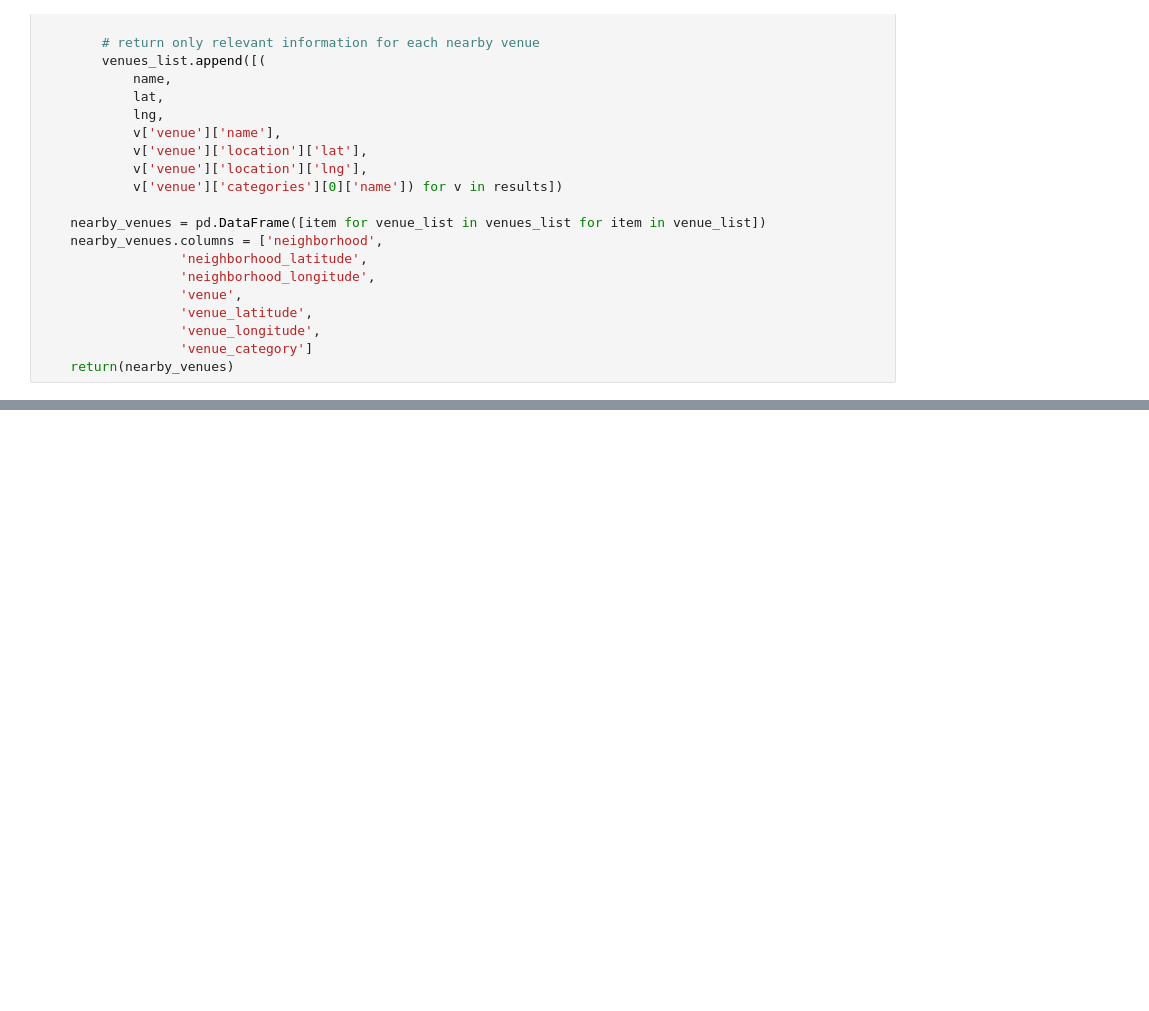
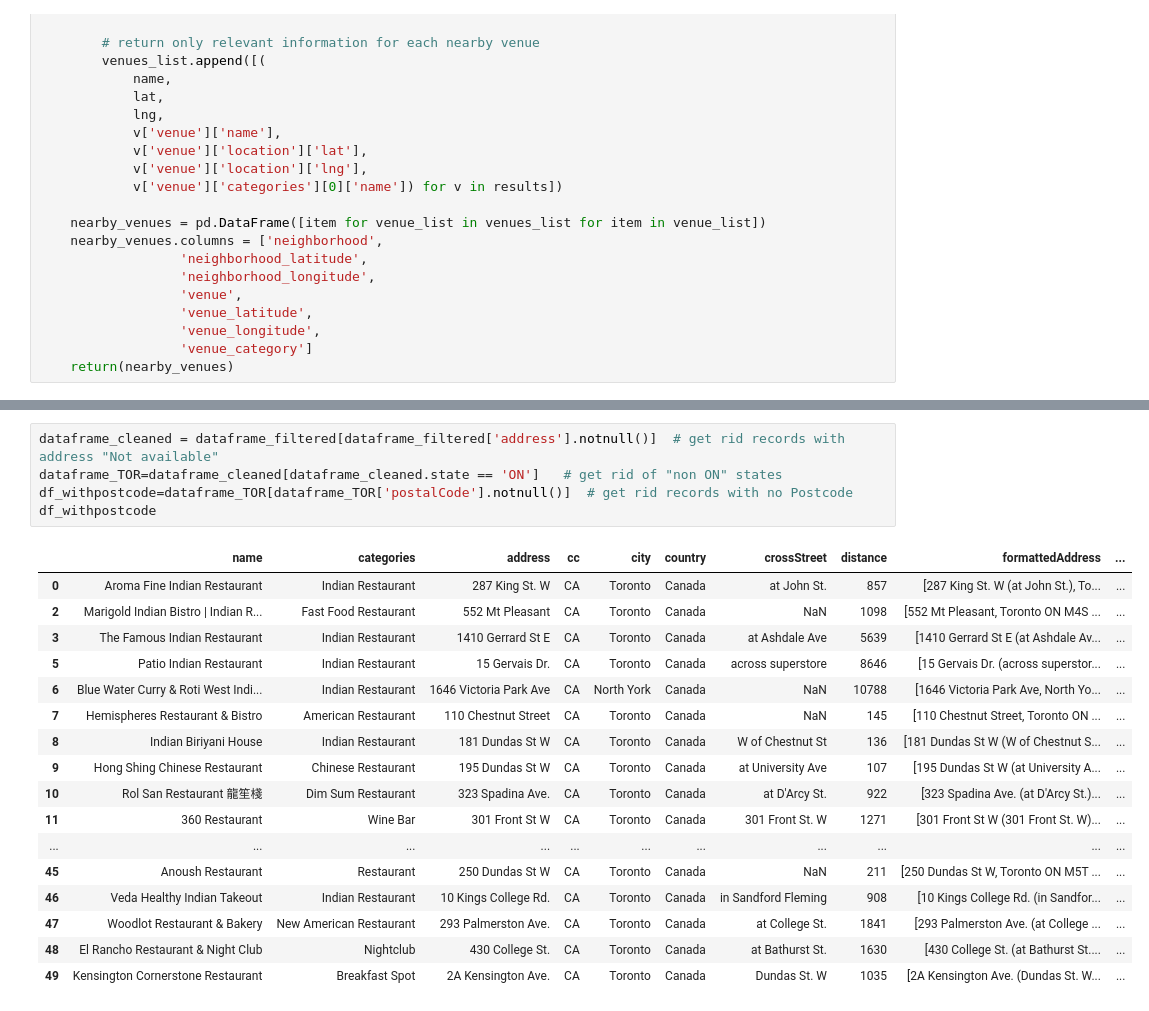
Before and after one commit to Dhananjay-Vyavahare/Coursera_Capstone_Project, a Jupyter notebook: The Battle of Neighborhood - F.ipynb, the cells around one changed output, grey strips where cells are left out. Cells and saved outputs as stored; diff of their text form; blank space fills up the shorter version.

```diff
--- a/The Battle of Neighborhood - F.ipynb
+++ b/The Battle of Neighborhood - F.ipynb
@@ -1017,0 +1200,23 @@ def getNearbyVenues(names, latitudes, longitudes, LIMIT = 100, radius=1610): # 1
+# %%
+dataframe_cleaned = dataframe_filtered[dataframe_filtered['address'].notnull()]  # get rid records with address "Not available"
+dataframe_TOR=dataframe_cleaned[dataframe_cleaned.state == 'ON']   # get rid of "non ON" states
+df_withpostcode=dataframe_TOR[dataframe_TOR['postalCode'].notnull()]  # get rid records with no Postcode
+df_withpostcode
+# %% [output]
+|  | name | categories | address | cc | city | country | crossStreet | distance | formattedAddress | ... |
+| 0 | Aroma Fine Indian Restaurant | Indian Restaurant | 287 King St. W | CA | Toronto | Canada | at John St. | 857 | [287 King St. W (at John St.), To... | ... |
+| 2 | Marigold Indian Bistro | Indian R... | Fast Food Restaurant | 552 Mt Pleasant | CA | Toronto | Canada | NaN | 1098 | [552 Mt Pleasant, Toronto ON M4S ... | ... |
+| 3 | The Famous Indian Restaurant | Indian Restaurant | 1410 Gerrard St E | CA | Toronto | Canada | at Ashdale Ave | 5639 | [1410 Gerrard St E (at Ashdale Av... | ... |
+| 5 | Patio Indian Restaurant | Indian Restaurant | 15 Gervais Dr. | CA | Toronto | Canada | across superstore | 8646 | [15 Gervais Dr. (across superstor... | ... |
+| 6 | Blue Water Curry & Roti West Indi... | Indian Restaurant | 1646 Victoria Park Ave | CA | North York | Canada | NaN | 10788 | [1646 Victoria Park Ave, North Yo... | ... |
+| 7 | Hemispheres Restaurant & Bistro | American Restaurant | 110 Chestnut Street | CA | Toronto | Canada | NaN | 145 | [110 Chestnut Street, Toronto ON ... | ... |
+| 8 | Indian Biriyani House | Indian Restaurant | 181 Dundas St W | CA | Toronto | Canada | W of Chestnut St | 136 | [181 Dundas St W (W of Chestnut S... | ... |
+| 9 | Hong Shing Chinese Restaurant | Chinese Restaurant | 195 Dundas St W | CA | Toronto | Canada | at University Ave | 107 | [195 Dundas St W (at University A... | ... |
+| 10 | Rol San Restaurant 龍笙棧 | Dim Sum Restaurant | 323 Spadina Ave. | CA | Toronto | Canada | at D'Arcy St. | 922 | [323 Spadina Ave. (at D'Arcy St.)... | ... |
+| 11 | 360 Restaurant | Wine Bar | 301 Front St W | CA | Toronto | Canada | 301 Front St. W | 1271 | [301 Front St W (301 Front St. W)... | ... |
+| ... | ... | ... | ... | ... | ... | ... | ... | ... | ... | ... |
+| 45 | Anoush Restaurant | Restaurant | 250 Dundas St W | CA | Toronto | Canada | NaN | 211 | [250 Dundas St W, Toronto ON M5T ... | ... |
+| 46 | Veda Healthy Indian Takeout | Indian Restaurant | 10 Kings College Rd. | CA | Toronto | Canada | in Sandford Fleming | 908 | [10 Kings College Rd. (in Sandfor... | ... |
+| 47 | Woodlot Restaurant & Bakery | New American Restaurant | 293 Palmerston Ave. | CA | Toronto | Canada | at College St. | 1841 | [293 Palmerston Ave. (at College ... | ... |
+| 48 | El Rancho Restaurant & Night Club | Nightclub | 430 College St. | CA | Toronto | Canada | at Bathurst St. | 1630 | [430 College St. (at Bathurst St.... | ... |
+| 49 | Kensington Cornerstone Restaurant | Breakfast Spot | 2A Kensington Ave. | CA | Toronto | Canada | Dundas St. W | 1035 | [2A Kensington Ave. (Dundas St. W... | ... |
```
Also changed, not shown: parts of 23 cells of this notebook.
